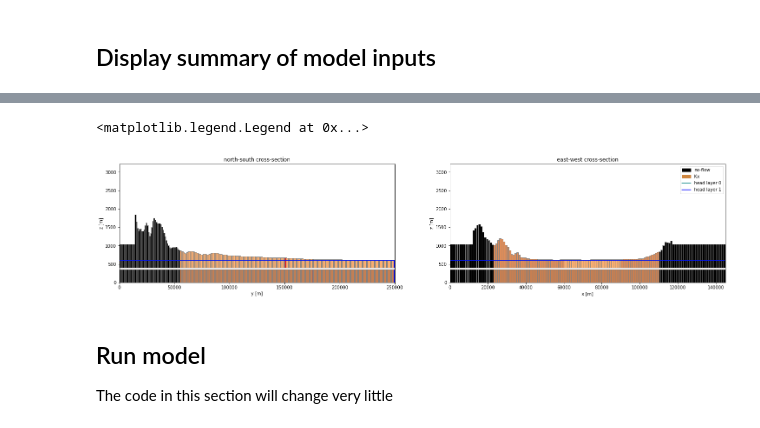
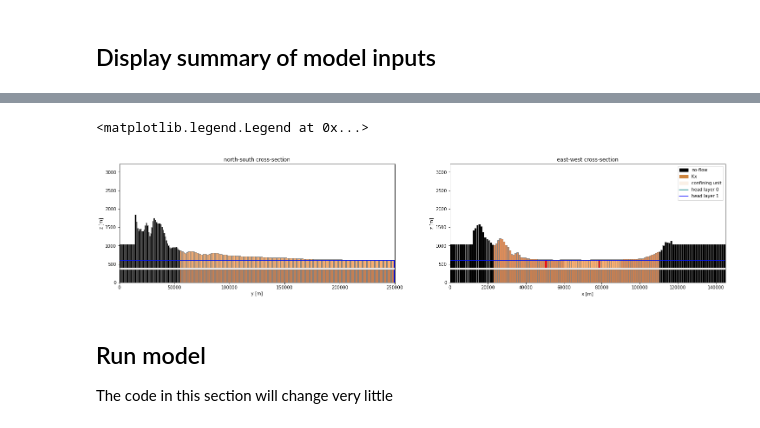
Before and after one commit to cfandel/geol340-w21, a Jupyter notebook: ocotillo/Ocotillo.ipynb, the cells around one changed output, grey strips where cells are left out. Drawn from its saved outputs; the diff is of its cells as text; code cells hidden in the pictures.

```diff
--- a/ocotillo/Ocotillo.ipynb
+++ b/ocotillo/Ocotillo.ipynb
@@ -258,37 +232,38 @@ row = 200     #row to plot on
 col = 65      #column to plot on
 
 #South-North:
 f,ax = plt.subplots(1,2, figsize=(25,5))                                     #create empty figure and axes objects
 xsec= flopy.plot.PlotCrossSection(model=mf, ax=ax[0], line={'column': col})  #plot cross-section along given column (change column # to see different locations)
 k  = xsec.plot_array(Kx, cmap='copper', vmin=-100, vmax=200)                 #plot horizontal K as an array, with color range set manually to be consistent with other plots
 ax[0].plot(np.arange(delr/2,Ly,delr), strt[0,:,col])                         #plots starting heads as a line
 ax[0].plot(np.arange(delr/2,Ly,delr), strt[1,:,col], color='blue')           #plots starting heads as a line
 bc = xsec.plot_ibound()                                                      #plot boundary conditions
-w = xsec.plot_bc("WEL", color='red')                                         #plot wells
+w = xsec.plot_bc("WEL", color='red')                                         #plot wells (will only show wells at displayed column)
 g  = xsec.plot_grid()                                                        #plot model grid
 ax[0].set_xlabel('y [m]')
 ax[0].set_ylabel('z [m]')
 ax[0].set_title('north-south cross-section')
 
 #East-West:
 xsec= flopy.plot.PlotCrossSection(model=mf, ax=ax[1], line={'Row': row})    #plot cross-ection along stream row
 k  = xsec.plot_array(Kx, cmap='copper', vmin=-100, vmax=200)                #plot heads as an array, with color range set manually to be consistent with other plots
 ax[1].plot(np.arange(delc/2,Lx,delc), strt[0,row,:])                        #plots starting heads as a line
 ax[1].plot(np.arange(delc/2,Lx,delc), strt[1,row,:], color='blue')          #plots starting heads as a line
 bc = xsec.plot_ibound()                                                     #plot boundary conditions
-w = xsec.plot_bc("WEL", color='red')                                        #plot wells
+w = xsec.plot_bc("WEL", color='red')                                        #plot wells (will only show wells at displayed row)
 g  = xsec.plot_grid()                                                       #plot grid
 ax[1].set_xlabel('x [m]')
 ax[1].set_ylabel('z [m]')
 ax[1].set_title('east-west cross-section')
 
-plt.legend(handles=[matplotlib.patches.Patch(color='k',label='no-flow'),
+plt.legend(handles=[matplotlib.patches.Patch(color='black',label='no-flow'),
                     matplotlib.patches.Patch(color='peru',label='Kx'),
+                    matplotlib.patches.Patch(color='linen',label='confining unit'),
                     matplotlib.lines.Line2D([],[], color='teal',label='head layer 0'),
                     matplotlib.lines.Line2D([],[], color='blue',label='head layer 1')]) #add legend manually
 # %% [output]
 <matplotlib.legend.Legend at 0x...>
-[figure, old version]
+[figure, new version]
 # %% [markdown]
 ## Run model ##
 The code in this section will change very little
```
Also changed, not shown: parts of 9 cells of this notebook, 5 other files.
